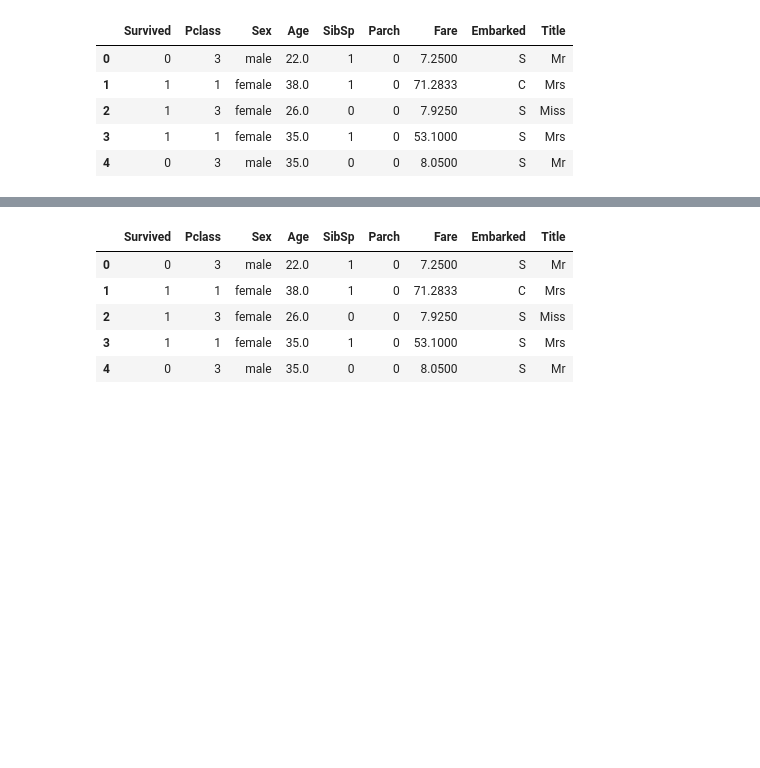
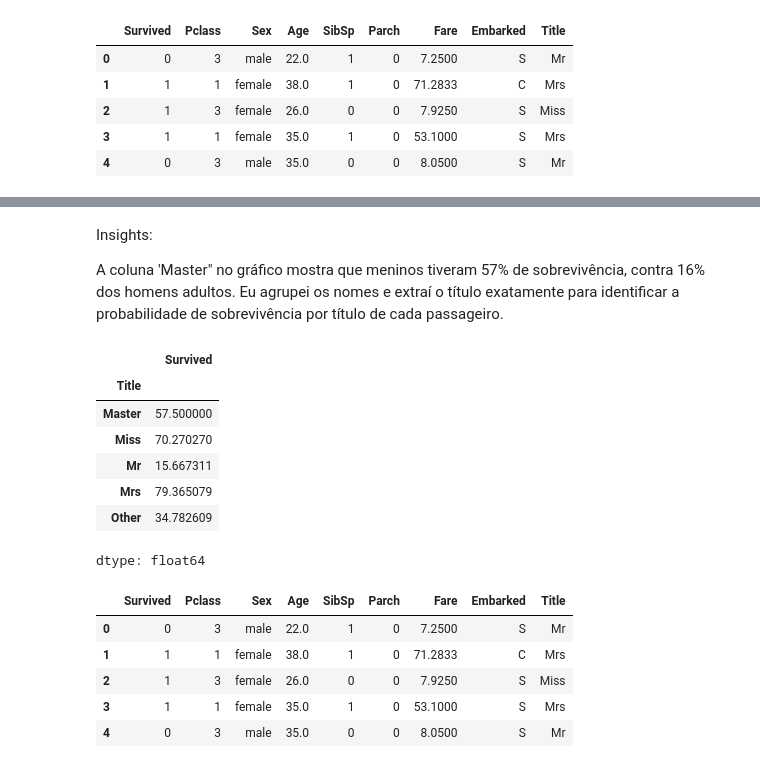
Before and after one commit to rafaelsouzakat/data-analyst-journey, a Jupyter notebook: data-analysis-mackenzie-notebooks/Aula8/pratica_arvore_decisao_v3.ipynb, the cells around one changed output, grey strips where cells are left out. Drawn from its saved outputs; the diff is of its cells as text; code cells hidden in the pictures; blank space fills up the shorter version.

```diff
--- a/data-analysis-mackenzie-notebooks/Aula8/pratica_arvore_decisao_v3.ipynb
+++ b/data-analysis-mackenzie-notebooks/Aula8/pratica_arvore_decisao_v3.ipynb
@@ -657,3 +687,18 @@ plt.show()
+# %% [markdown]
+Insights:
+
+A coluna 'Master" no gráfico mostra que meninos tiveram 57% de sobrevivência, contra 16% dos homens adultos. Eu agrupei os nomes e extraí o título exatamente para identificar a probabilidade de sobrevivência por título de cada passageiro.
+# %%
+titulo_sobreviventes
+# %% [output]
+|  | Survived |
+| Title |  |
+| Master | 57.500000 |
+| Miss | 70.270270 |
+| Mr | 15.667311 |
+| Mrs | 79.365079 |
+| Other | 34.782609 |
+dtype: float64
 # %%
 df_titanic.head()
 # %% [output]
```
Also changed, not shown: parts of 8 cells of this notebook.
